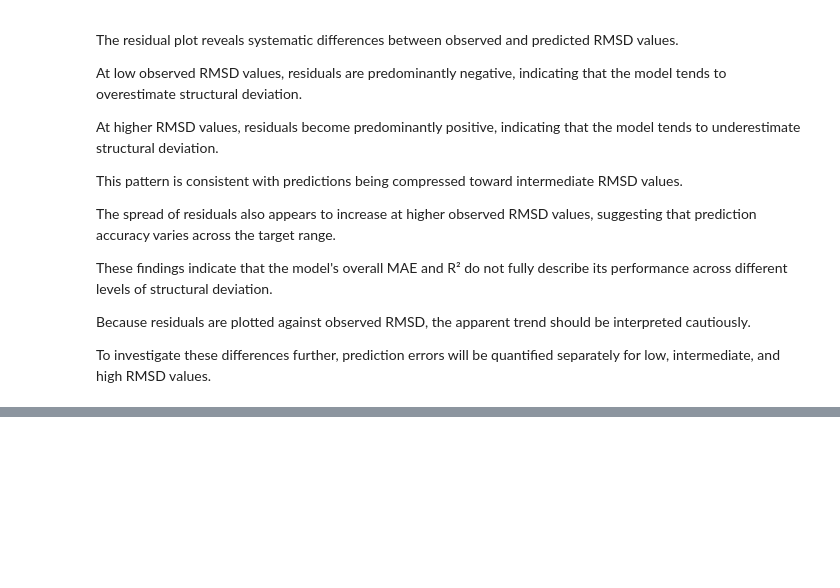
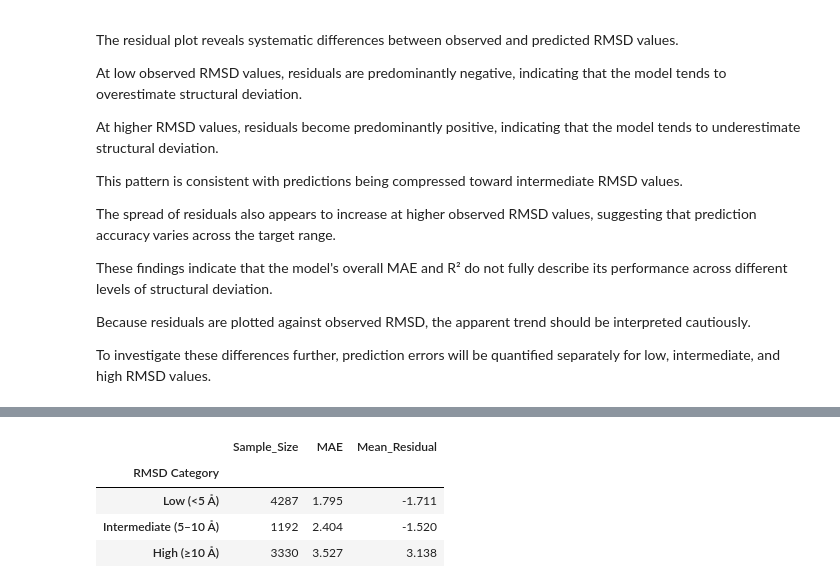
Before and after one commit to trasneaiulian/ProteinStruct-ML, a Jupyter notebook: jupyter_notebooks/03_Modeling.ipynb, the cells around one changed output, grey strips where cells are left out. Cells and saved outputs as stored; diff of their text form; code cells hidden in the pictures; blank space fills up the shorter version.

Commit message:
Complete final model evaluation and RMSD error analysis

```diff
--- a/jupyter_notebooks/03_Modeling.ipynb
+++ b/jupyter_notebooks/03_Modeling.ipynb
@@ -1085,0 +1089,43 @@ except Exception as e:
+# %%
+error_analysis = pd.DataFrame({
+    "Observed RMSD": np.asarray(y_test),
+    "Predicted RMSD": y_test_pred
+})
+
+error_analysis["Residual"] = (
+    error_analysis["Observed RMSD"]
+    - error_analysis["Predicted RMSD"]
+)
+
+error_analysis["Absolute Error"] = (
+    error_analysis["Residual"].abs()
+)
+
+error_analysis["RMSD Category"] = pd.cut(
+    error_analysis["Observed RMSD"],
+    bins=[-np.inf, 5, 10, np.inf],
+    labels=[
+        "Low (<5 Å)",
+        "Intermediate (5–10 Å)",
+        "High (≥10 Å)"
+    ],
+    right=False
+)
+
+error_summary = (
+    error_analysis
+    .groupby("RMSD Category", observed=True)
+    .agg(
+        Sample_Size=("Residual", "size"),
+        MAE=("Absolute Error", "mean"),
+        Mean_Residual=("Residual", "mean")
+    )
+)
+
+display(error_summary.round(3))
+# %% [output]
+|  | Sample_Size | MAE | Mean_Residual |
+| RMSD Category |  |  |  |
+| Low (<5 Å) | 4287 | 1.795 | -1.711 |
+| Intermediate (5–10 Å) | 1192 | 2.404 | -1.520 |
+| High (≥10 Å) | 3330 | 3.527 | 3.138 |
```
Also changed, not shown: parts of 16 cells of this notebook.
